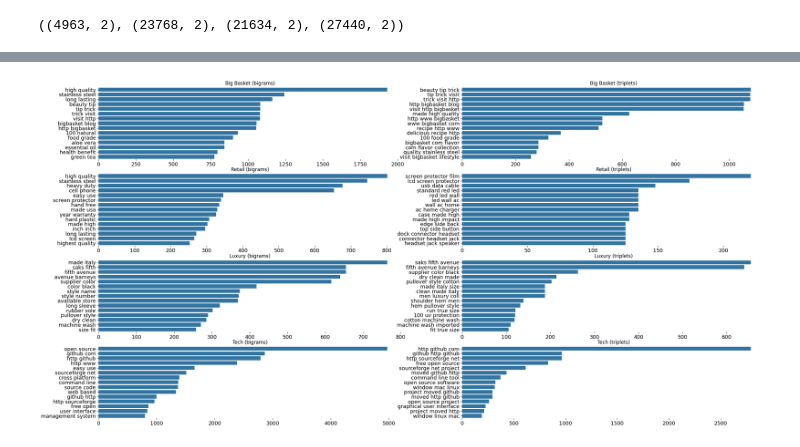
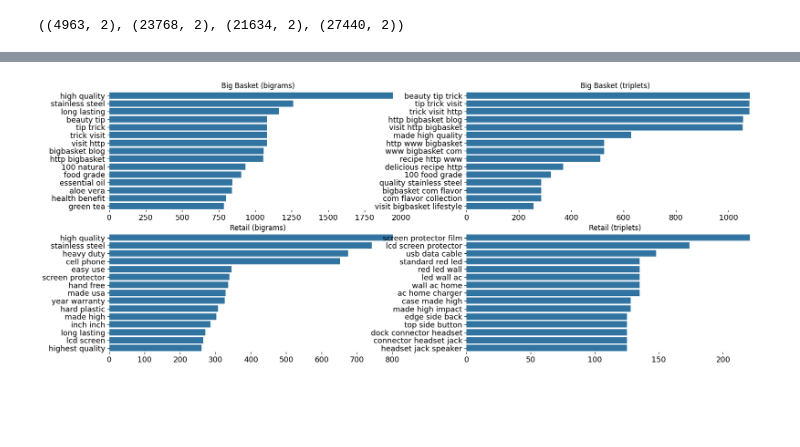
Before and after one commit to cntgfy90/hse_thesis_final, a Jupyter notebook: src/Preprocessor.ipynb, the cells around one changed output, grey strips where cells are left out. Drawn from its saved outputs; the diff is of its cells as text; code cells hidden in the pictures; blank space fills up the shorter version.

```diff
--- a/src/Preprocessor.ipynb
+++ b/src/Preprocessor.ipynb
@@ -129,6 +129,6 @@ plot_word_cloud(
 # %%
-def plot_ngrams(data, names, ncols=2, nrows=4):
-    fig, axs = plt.subplots(ncols=ncols, nrows=nrows, figsize=(30, 15))
+def plot_ngrams(data, names, ncols=2, nrows=2):
+    fig, axs = plt.subplots(ncols=ncols, nrows=nrows, figsize=(20, 8))
     axs = [i for ax in axs for i in ax]
 
     i = 0
@@ -141,33 +141,33 @@ def plot_ngrams(data, names, ncols=2, nrows=4):
         ax_bigrams = sns.barplot(x=y,y=x, ax=axs[i])
         ax_bigrams.tick_params(labelsize=13)
         ax_bigrams.spines['top'].set_visible(False)
         ax_bigrams.spines['right'].set_visible(False)
         ax_bigrams.spines['bottom'].set_visible(False)
         ax_bigrams.spines['left'].set_visible(False)
         ax_bigrams.set_title(f"{name} (bigrams)")
         ax_bigrams.set_ylabel("")
         ax_bigrams.set_xlabel("")
 
         i += 1
 
         x, y = map(list,zip(*triplets))
         ax_triplets = sns.barplot(x=y,y=x, ax=axs[i])
         ax_triplets.tick_params(labelsize=13)
         ax_triplets.spines['top'].set_visible(False)
         ax_triplets.spines['right'].set_visible(False)
         ax_triplets.spines['bottom'].set_visible(False)
         ax_triplets.spines['left'].set_visible(False)
         ax_triplets.set_title(f"{name} (triplets)")
         ax_triplets.set_ylabel("")
         ax_triplets.set_xlabel("")
 
         i += 1
 
     plt.show()
 
 plot_ngrams(
-    data=[big_basket_data, retail_data, luxury_data, tech_data],
-    names=["Big Basket", "Retail", "Luxury", "Tech"]
+    data=[big_basket_data, retail_data],
+    names=["Big Basket", "Retail"]
 )
 # %% [output]
-[figure, old version]
+[figure, new version]
```
Also changed, not shown: parts of 5 cells of this notebook, 28 other files.
